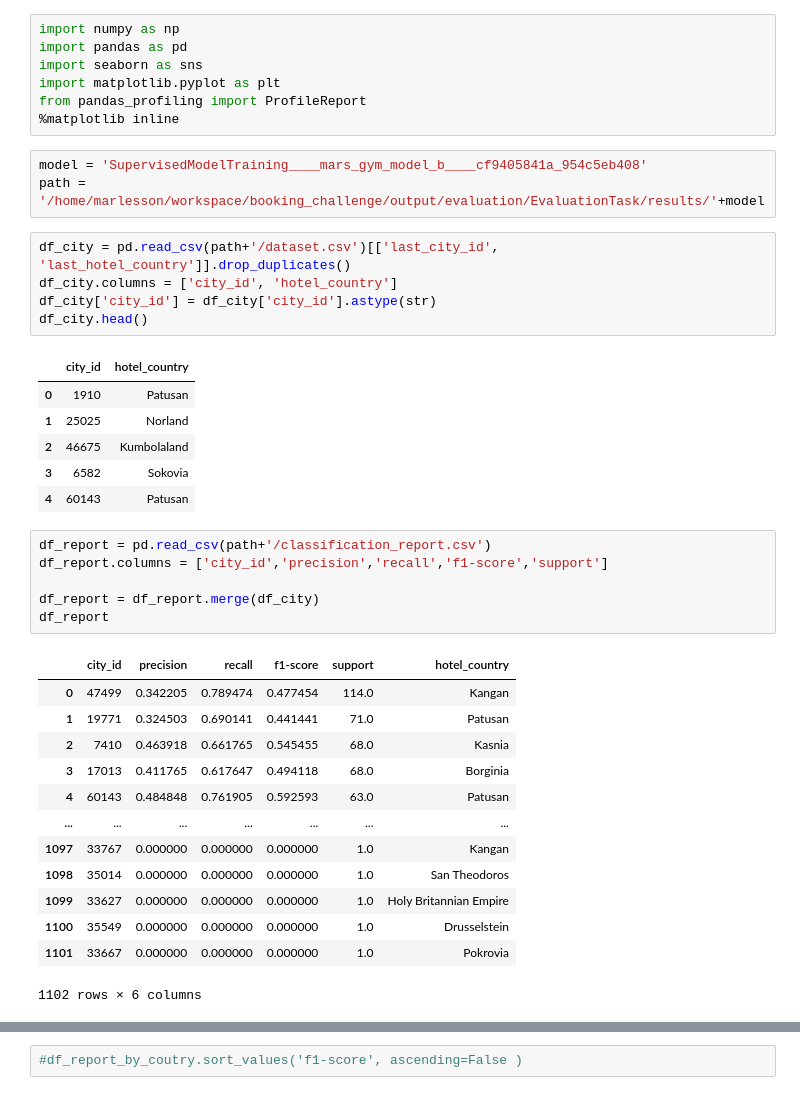
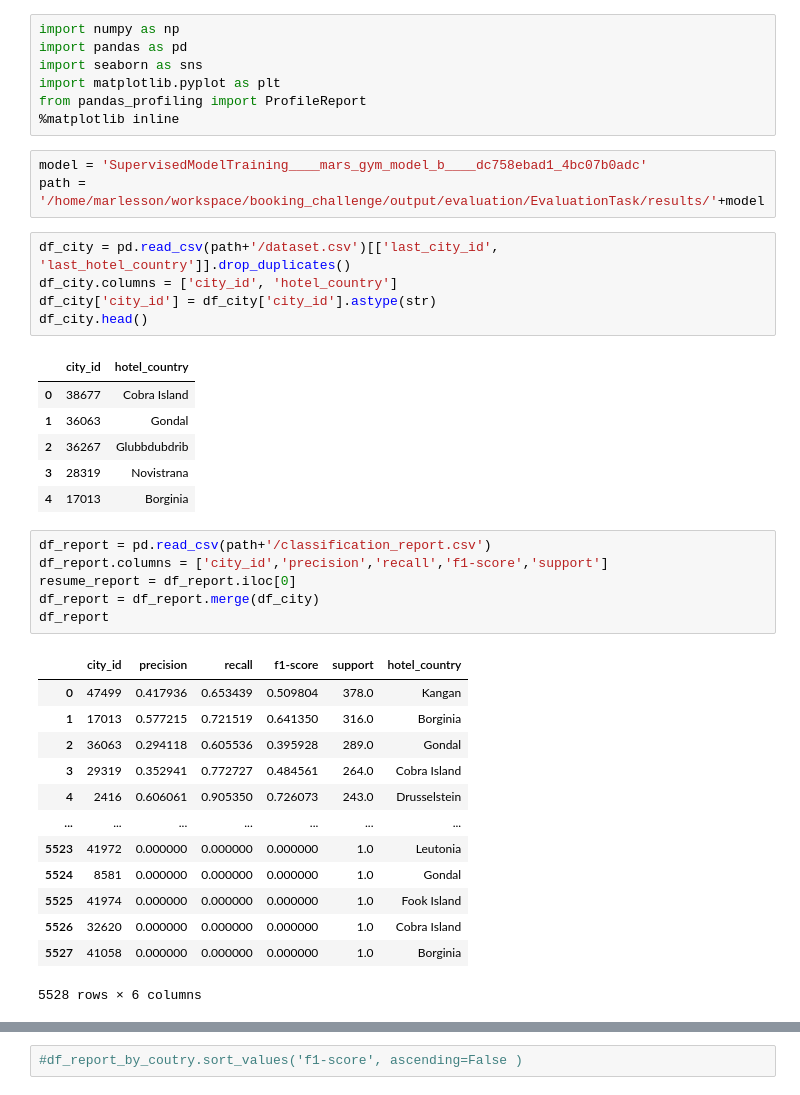
Before and after one commit to marlesson/booking_challenge, a Jupyter notebook: notebook/Evaluate.ipynb, the cells around one changed output, grey strips where cells are left out. Saved outputs shown, nothing was run; the diff lists cells and outputs as text.

```diff
--- a/notebook/Evaluate.ipynb
+++ b/notebook/Evaluate.ipynb
@@ -6,7 +6,7 @@ import matplotlib.pyplot as plt
 from pandas_profiling import ProfileReport
 %matplotlib inline
 # %%
-model = 'SupervisedModelTraining____mars_gym_model_b____cf9405841a_954c5eb408'
+model = 'SupervisedModelTraining____mars_gym_model_b____dc758ebad1_4bc07b0adc'
 path = '/home/marlesson/workspace/booking_challenge/output/evaluation/EvaluationTask/results/'+model
 # %%
 df_city = pd.read_csv(path+'/dataset.csv')[['last_city_id', 'last_hotel_country']].drop_duplicates()
@@ -15,28 +15,28 @@ df_city['city_id'] = df_city['city_id'].astype(str)
 df_city.head()
 # %% [output]
 |  | city_id | hotel_country |
-| 0 | 1910 | Patusan |
-| 1 | 25025 | Norland |
-| 2 | 46675 | Kumbolaland |
-| 3 | 6582 | Sokovia |
-| 4 | 60143 | Patusan |
+| 0 | 38677 | Cobra Island |
+| 1 | 36063 | Gondal |
+| 2 | 36267 | Glubbdubdrib |
+| 3 | 28319 | Novistrana |
+| 4 | 17013 | Borginia |
 # %%
 df_report = pd.read_csv(path+'/classification_report.csv')
 df_report.columns = ['city_id','precision','recall','f1-score','support']
-
+resume_report = df_report.iloc[0]
 df_report = df_report.merge(df_city)
 df_report
 # %% [output]
 |  | city_id | precision | recall | f1-score | support | hotel_country |
-| 0 | 47499 | 0.342205 | 0.789474 | 0.477454 | 114.0 | Kangan |
-| 1 | 19771 | 0.324503 | 0.690141 | 0.441441 | 71.0 | Patusan |
-| 2 | 7410 | 0.463918 | 0.661765 | 0.545455 | 68.0 | Kasnia |
-| 3 | 17013 | 0.411765 | 0.617647 | 0.494118 | 68.0 | Borginia |
-| 4 | 60143 | 0.484848 | 0.761905 | 0.592593 | 63.0 | Patusan |
+| 0 | 47499 | 0.417936 | 0.653439 | 0.509804 | 378.0 | Kangan |
+| 1 | 17013 | 0.577215 | 0.721519 | 0.641350 | 316.0 | Borginia |
+| 2 | 36063 | 0.294118 | 0.605536 | 0.395928 | 289.0 | Gondal |
+| 3 | 29319 | 0.352941 | 0.772727 | 0.484561 | 264.0 | Cobra Island |
+| 4 | 2416 | 0.606061 | 0.905350 | 0.726073 | 243.0 | Drusselstein |
 | ... | ... | ... | ... | ... | ... | ... |
-| 1097 | 33767 | 0.000000 | 0.000000 | 0.000000 | 1.0 | Kangan |
-| 1098 | 35014 | 0.000000 | 0.000000 | 0.000000 | 1.0 | San Theodoros |
-| 1099 | 33627 | 0.000000 | 0.000000 | 0.000000 | 1.0 | Holy Britannian Empire |
-| 1100 | 35549 | 0.000000 | 0.000000 | 0.000000 | 1.0 | Drusselstein |
-| 1101 | 33667 | 0.000000 | 0.000000 | 0.000000 | 1.0 | Pokrovia |
+| 5523 | 41972 | 0.000000 | 0.000000 | 0.000000 | 1.0 | Leutonia |
+| 5524 | 8581 | 0.000000 | 0.000000 | 0.000000 | 1.0 | Gondal |
+| 5525 | 41974 | 0.000000 | 0.000000 | 0.000000 | 1.0 | Fook Island |
+| 5526 | 32620 | 0.000000 | 0.000000 | 0.000000 | 1.0 | Cobra Island |
+| 5527 | 41058 | 0.000000 | 0.000000 | 0.000000 | 1.0 | Borginia |
-1102 rows × 6 columns
+5528 rows × 6 columns
```
Also changed, not shown: parts of 14 cells of this notebook, 19 other files.
